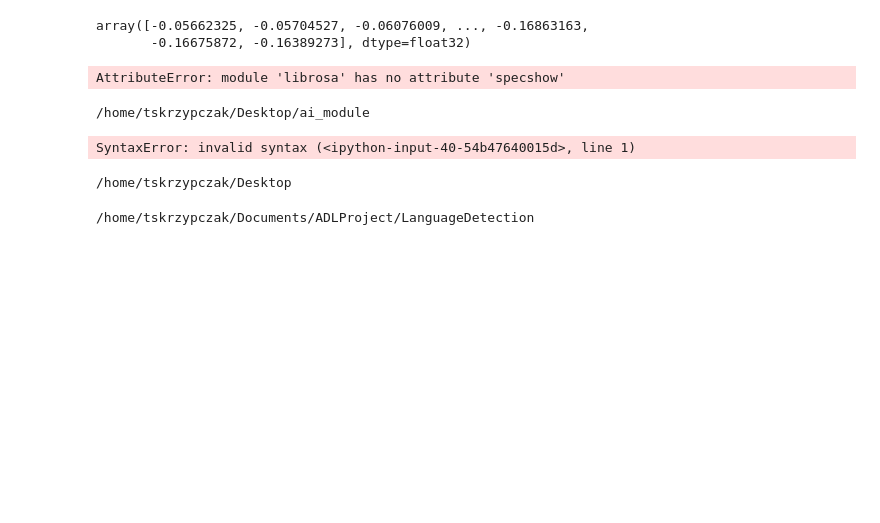
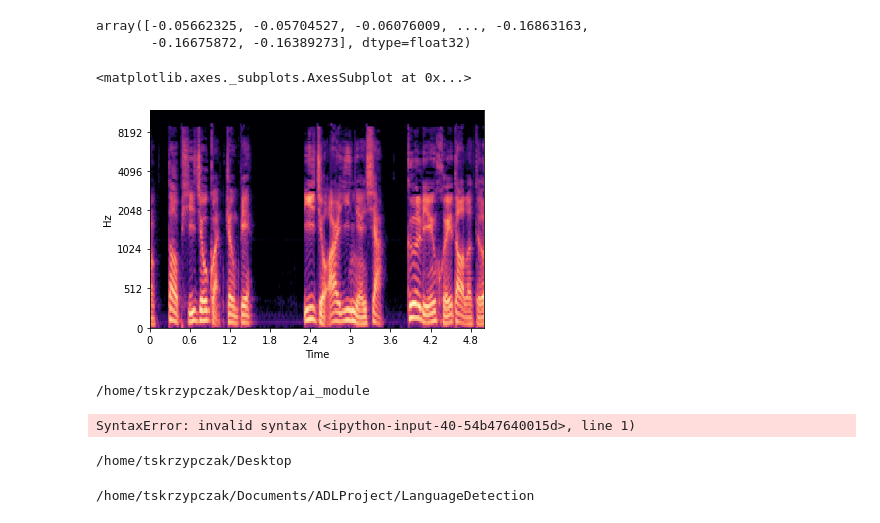
Before and after one commit to Kanciarzek/LanguageDetection, a Jupyter notebook: Debug.ipynb, the cells around one changed output. Saved outputs shown, nothing was run; the diff lists cells and outputs as text; code cells hidden in the pictures; blank space fills up the shorter version.

```diff
--- a/Debug.ipynb
+++ b/Debug.ipynb
@@ -29,15 +27,18 @@ array([-0.05662325, -0.05704527, -0.06076009, ..., -0.16863163,
 from ai_module.preprocessing.features_maps_function import make_melspec_feature
 # %%
 spect = make_melspec_feature(loaded_voice, sr, 128)
-librosa. specshow(spect, x_axis='time',
+spect = spect.reshape((128, -1))
+
+librosa.display.specshow(spect, x_axis='time',
                           y_axis='mel', sr=sr,
-                          fmax=8000)
-plt.colorbar(format='%+2.0f dB')
-plt.title('Mel-frequency spectrogram')
-plt.tight_layout()
-plt.show()
+                          fmax=12000)
+# plt.colorbar(format='%+2.0f dB')
+# plt.title('Mel-frequency spectrogram')
+# plt.tight_layout()
+# plt.show()
 # %% [output]
-AttributeError: module 'librosa' has no attribute 'specshow'
+<matplotlib.axes._subplots.AxesSubplot at 0x...>
+[figure, added]
 # %%
 module_path = os.path.abspath(os.path.join('./ai_module'))
 print(module_path)
```
Also changed, not shown: parts of 1 cell of this notebook, 4 other files.
